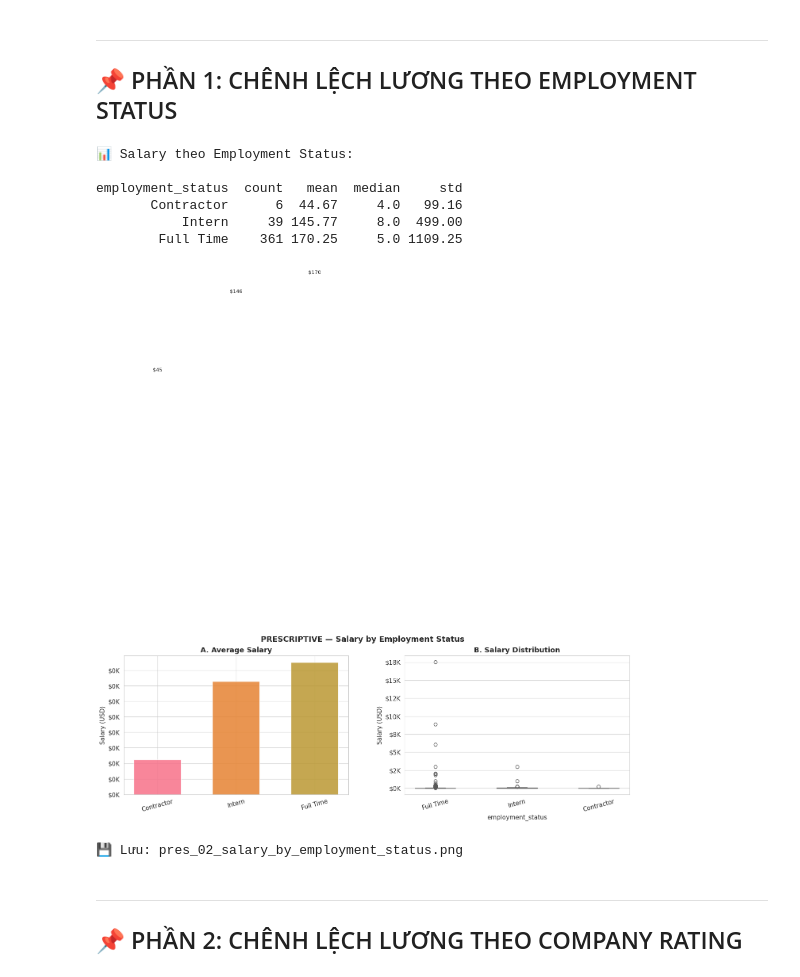
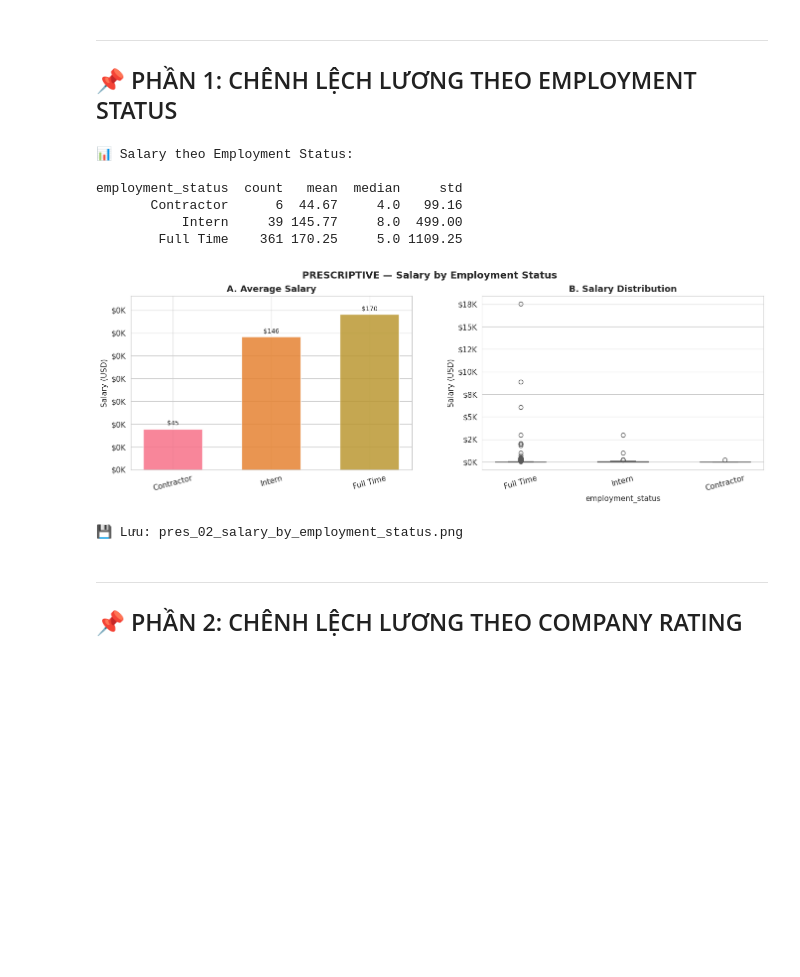
Before and after one commit to duchb1212/DA, a Jupyter notebook: 02_diagnostic.ipynb, the cells around one changed output. Saved outputs shown, nothing was run; the diff lists cells and outputs as text; code cells hidden in the pictures; blank space fills up the shorter version.

```diff
--- a/02_diagnostic.ipynb
+++ b/02_diagnostic.ipynb
@@ -347,37 +347,29 @@ if STATUS_COL in df.columns:
         width=0.6
     )
 
-    # labels
+
+    y_max = status_stats['mean'].max()
+    label_offset = y_max * 0.015
+
     for bar, val in zip(bars, status_stats['mean']):
-
         ax.text(
-            bar.get_x() + bar.get_width()/2,
-            val + 500,
+            bar.get_x() + bar.get_width() / 2,
+            val + label_offset,
             f'${val:,.0f}',
             ha='center',
+            va='bottom',
             fontsize=9
         )
 
-    ax.set_title(
-        'A. Average Salary'
+
+    ax.set_ylim(0, y_max * 1.12)
+
+    ax.set_title('A. Average Salary')
+    ax.set_ylabel('Salary (USD)')
+    ax.yaxis.set_major_formatter(
+        mticker.FuncFormatter(lambda x, _: f'${x/1000:.0f}K')
     )
-
-    ax.set_ylabel(
-        'Salary (USD)'
-    )
-
-    ax.yaxis.set_major_formatter(
-        mticker.FuncFormatter(
-            lambda x, _: f'${x/1000:.0f}K'
-        )
-    )
-
-    ax.tick_params(
-        axis='x',
-        rotation=15
-    )
-
-    # bỏ khoảng trắng dư
+    ax.tick_params(axis='x', rotation=15)
     ax.margins(x=0.05)
 
     # ========================================================
@@ -394,67 +386,49 @@ if STATUS_COL in df.columns:
         width=0.5
     )
 
-    ax.set_title(
-        'B. Salary Distribution'
+    ax.set_title('B. Salary Distribution')
+    ax.set_ylabel('Salary (USD)')
+    ax.tick_params(axis='x', rotation=15)
+    ax.yaxis.set_major_formatter(
+        mticker.FuncFormatter(lambda x, _: f'${x/1000:.0f}K')
     )
-
-    ax.set_ylabel(
-        'Salary (USD)'
-    )
-
-    ax.tick_params(
-        axis='x',
-        rotation=15
-    )
-
-    ax.yaxis.set_major_formatter(
-        mticker.FuncFormatter(
-            lambda x, _: f'${x/1000:.0f}K'
-        )
-    )
-
     ax.margins(x=0.05)
 
     # ========================================================
-    # FIX KHOẢNG TRẮNG THỪA
+    # LAYOUT
     # ========================================================
     plt.subplots_adjust(
         left=0.07,
         right=0.98,
         top=0.88,
         bottom=0.18,
         wspace=0.25
     )
 
     # ========================================================
-    # SAVE
+    # SAVE FIGURE
     # ========================================================
     plt.savefig(
         'pres_02_salary_by_employment_status.png',
         dpi=150,
         bbox_inches='tight',
-        pad_inches=0.2
+        pad_inches=0.05        # ← giảm từ 0.2 xuống 0.05
     )
 
     plt.show()
 
-    print(
-        '\n💾 Lưu: pres_02_salary_by_employment_status.png'
-    )
+    print('\n💾 Lưu: pres_02_salary_by_employment_status.png')
 
 else:
-
-    print(
-        '❌ Không tìm thấy cột employment_status'
-    )
+    print('❌ Không tìm thấy cột employment_status')
 # %% [output]
 📊 Salary theo Employment Status:
 
 employment_status  count   mean  median     std
        Contractor      6  44.67     4.0   99.16
            Intern     39 145.77     8.0  499.00
         Full Time    361 170.25     5.0 1109.25
-[figure, old version]
+[figure, new version]
 💾 Lưu: pres_02_salary_by_employment_status.png
 # %% [markdown]
 ---
```
Also changed, not shown: parts of 2 cells of this notebook, 7 other files.
